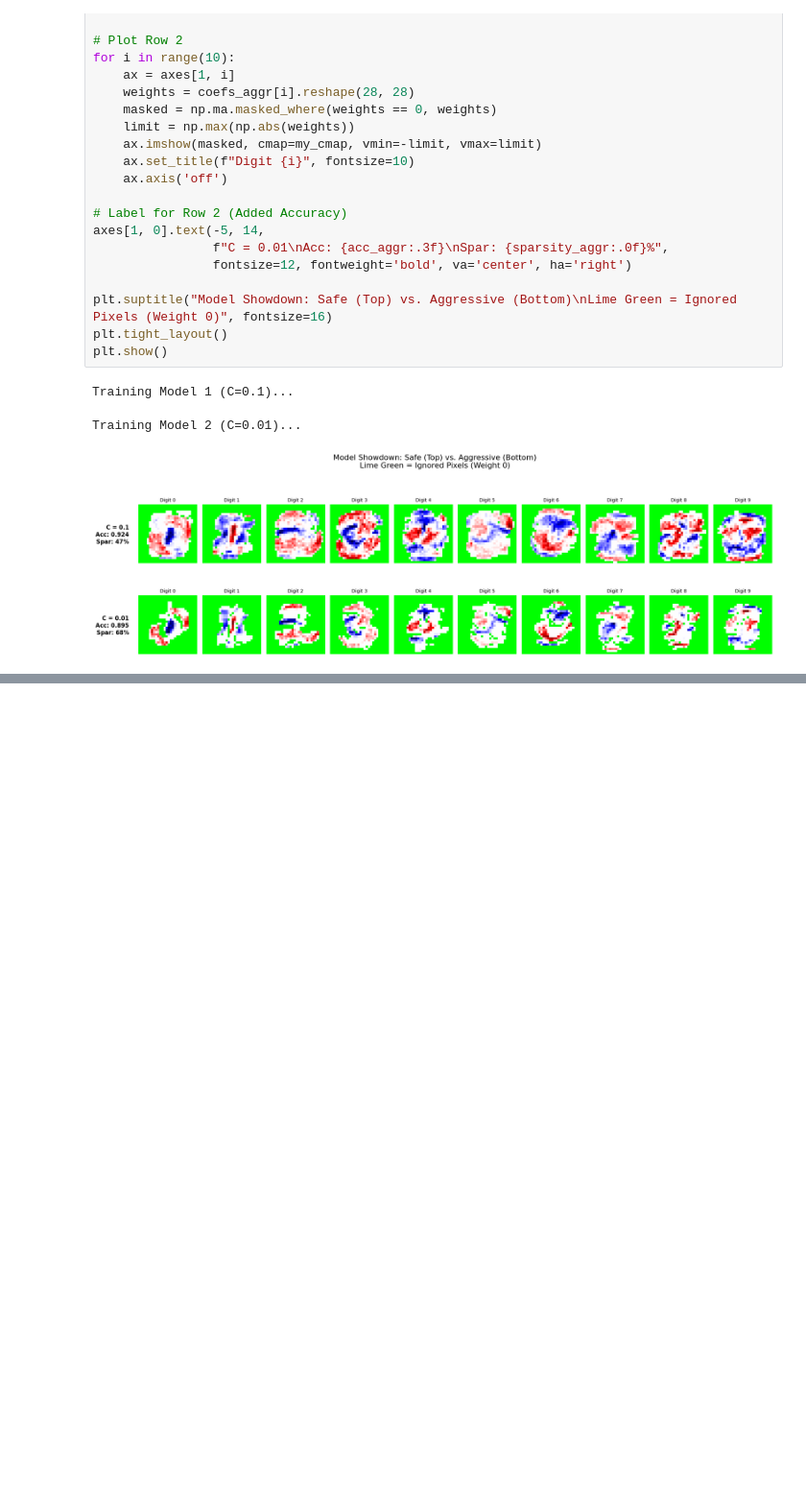
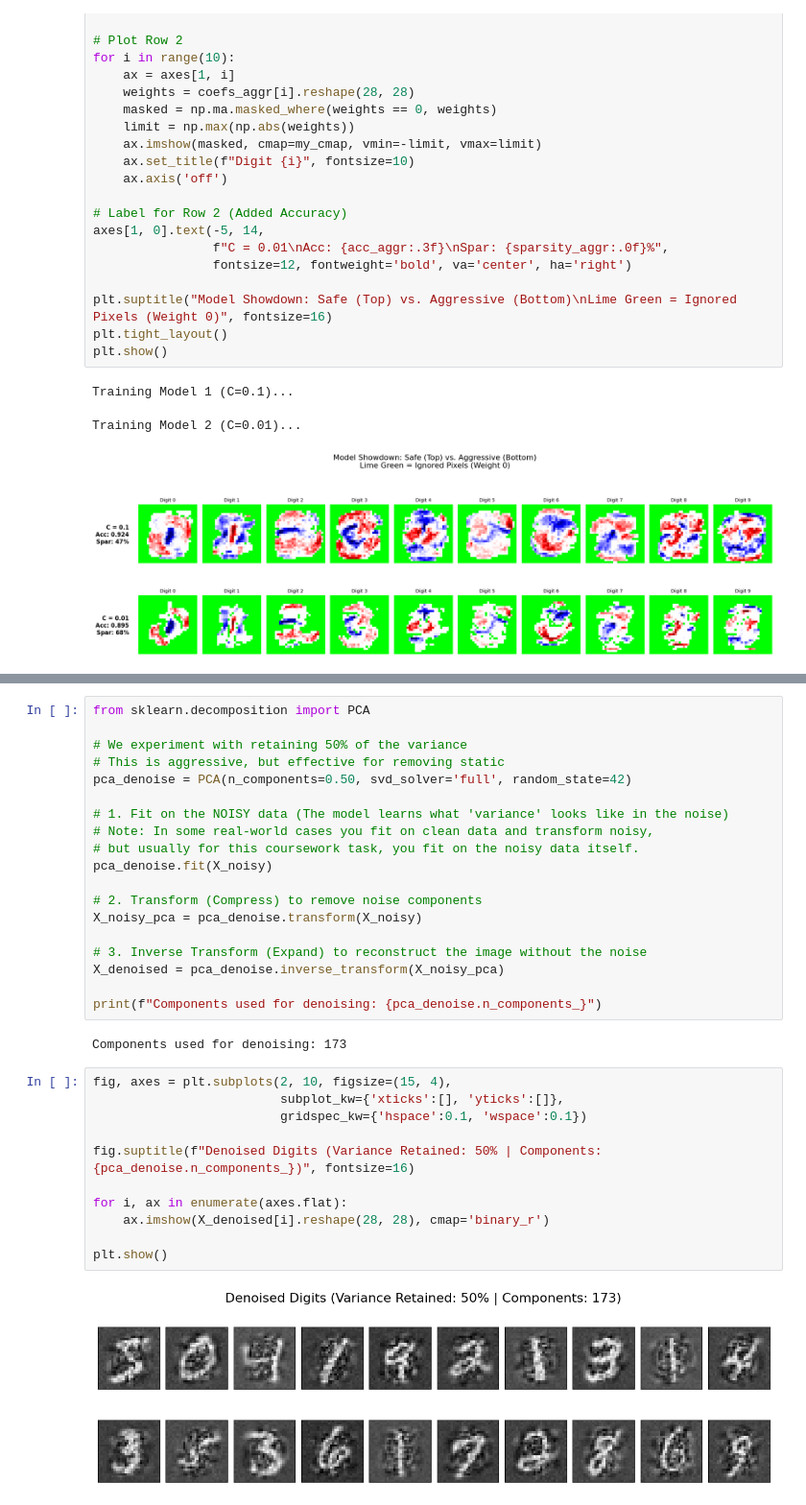
Before and after one commit to jamiefostergrime2/MachineLearningMNIST, a Jupyter notebook: Part2MachineLearning.ipynb, the cells around one changed output, grey strips where cells are left out. Shown at 96% size. Cells and saved outputs as stored; diff of their text form; blank space fills up the shorter version.

Commit message:
PCA & Denoise completed

```diff
--- a/Part2MachineLearning.ipynb
+++ b/Part2MachineLearning.ipynb
@@ -261,0 +401,34 @@ Training Model 2 (C=0.01)...
+# %%
+from sklearn.decomposition import PCA
+
+# We experiment with retaining 50% of the variance
+# This is aggressive, but effective for removing static
+pca_denoise = PCA(n_components=0.50, svd_solver='full', random_state=42)
+
+# 1. Fit on the NOISY data (The model learns what 'variance' looks like in the noise)
+# Note: In some real-world cases you fit on clean data and transform noisy,
+# but usually for this coursework task, you fit on the noisy data itself.
+pca_denoise.fit(X_noisy)
+
+# 2. Transform (Compress) to remove noise components
+X_noisy_pca = pca_denoise.transform(X_noisy)
+
+# 3. Inverse Transform (Expand) to reconstruct the image without the noise
+X_denoised = pca_denoise.inverse_transform(X_noisy_pca)
+
+print(f"Components used for denoising: {pca_denoise.n_components_}")
+# %% [output]
+Components used for denoising: 173
+# %%
+fig, axes = plt.subplots(2, 10, figsize=(15, 4),
+                         subplot_kw={'xticks':[], 'yticks':[]},
+                         gridspec_kw={'hspace':0.1, 'wspace':0.1})
+
+fig.suptitle(f"Denoised Digits (Variance Retained: 50% | Components: {pca_denoise.n_components_})", fontsize=16)
+
+for i, ax in enumerate(axes.flat):
+    ax.imshow(X_denoised[i].reshape(28, 28), cmap='binary_r')
+
+plt.show()
+# %% [output]
+[figure, added]
```
Also changed, not shown: parts of 8 cells of this notebook.
